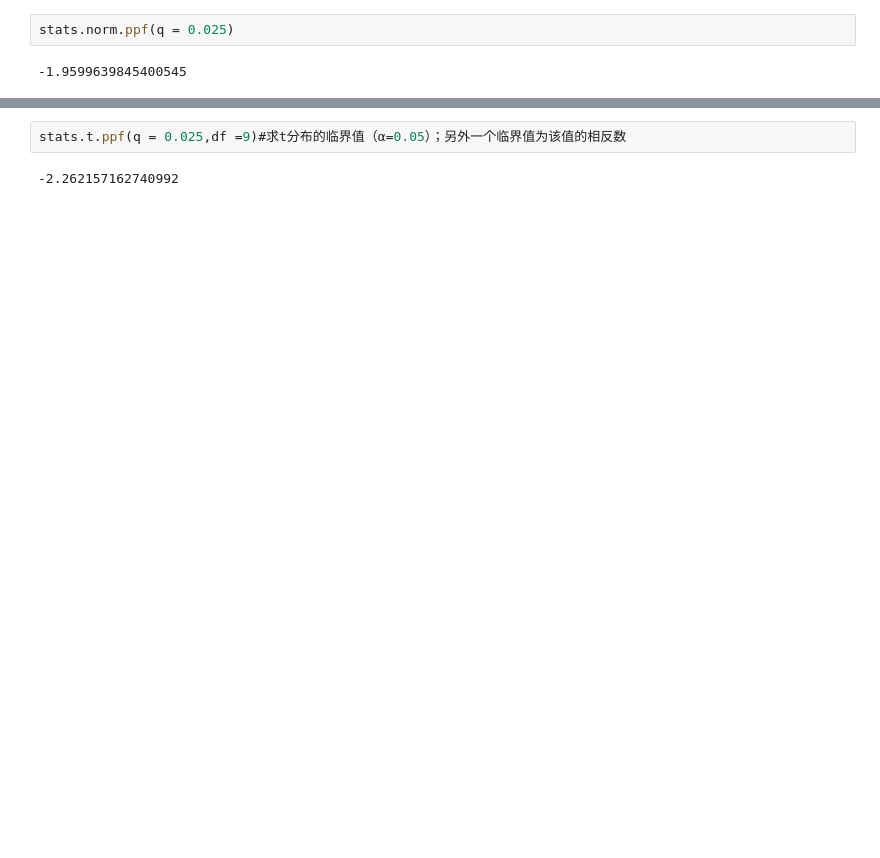
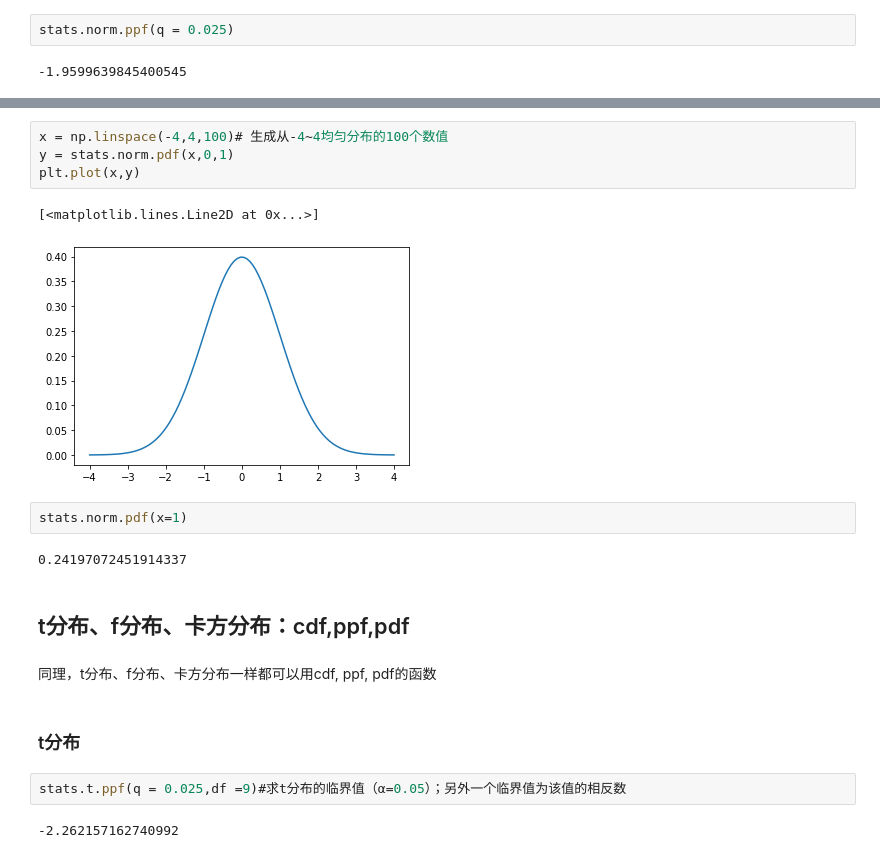
Before and after one commit to zhiliang-lin/py_for_stats, a Jupyter notebook: 00 Python统计分析包.ipynb, the cells around one changed output, grey strips where cells are left out. Cells and saved outputs as stored; diff of their text form; blank space fills up the shorter version.

```diff
--- a/00 Python统计分析包.ipynb
+++ b/00 Python统计分析包.ipynb
@@ -74,3 +84,20 @@ stats.norm.ppf(q = 0.025)
+# %%
+x = np.linspace(-4,4,100)# 生成从-4~4均匀分布的100个数值
+y = stats.norm.pdf(x,0,1)
+plt.plot(x,y)
+# %% [output]
+[<matplotlib.lines.Line2D at 0x...>]
+[figure, added]
+# %%
+stats.norm.pdf(x=1)
+# %% [output]
+0.24197072451914337
+# %% [markdown]
+## t分布、f分布、卡方分布：cdf,ppf,pdf
+# %% [markdown]
+同理，t分布、f分布、卡方分布一样都可以用cdf, ppf, pdf的函数
+# %% [markdown]
+### t分布
 # %%
 stats.t.ppf(q = 0.025,df =9)#求t分布的临界值（α=0.05）；另外一个临界值为该值的相反数
 # %% [output]
```
Also changed, not shown: parts of 13 cells of this notebook, 1 other file.
